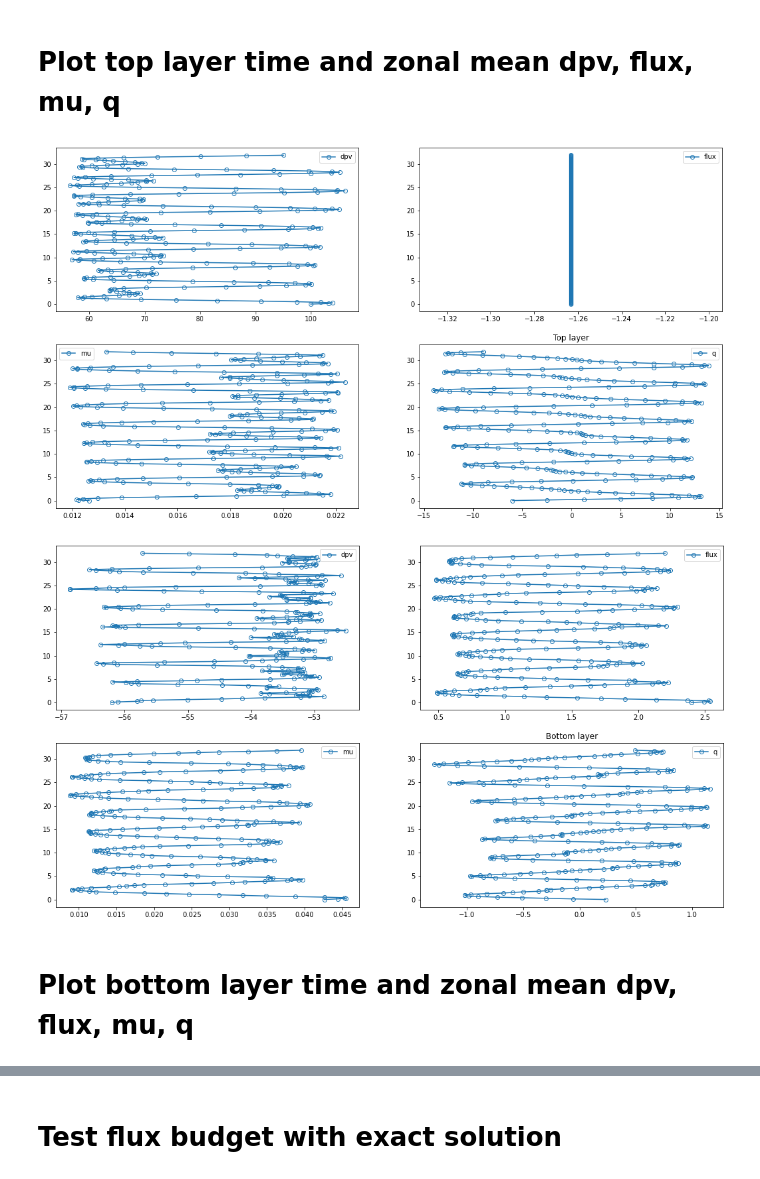
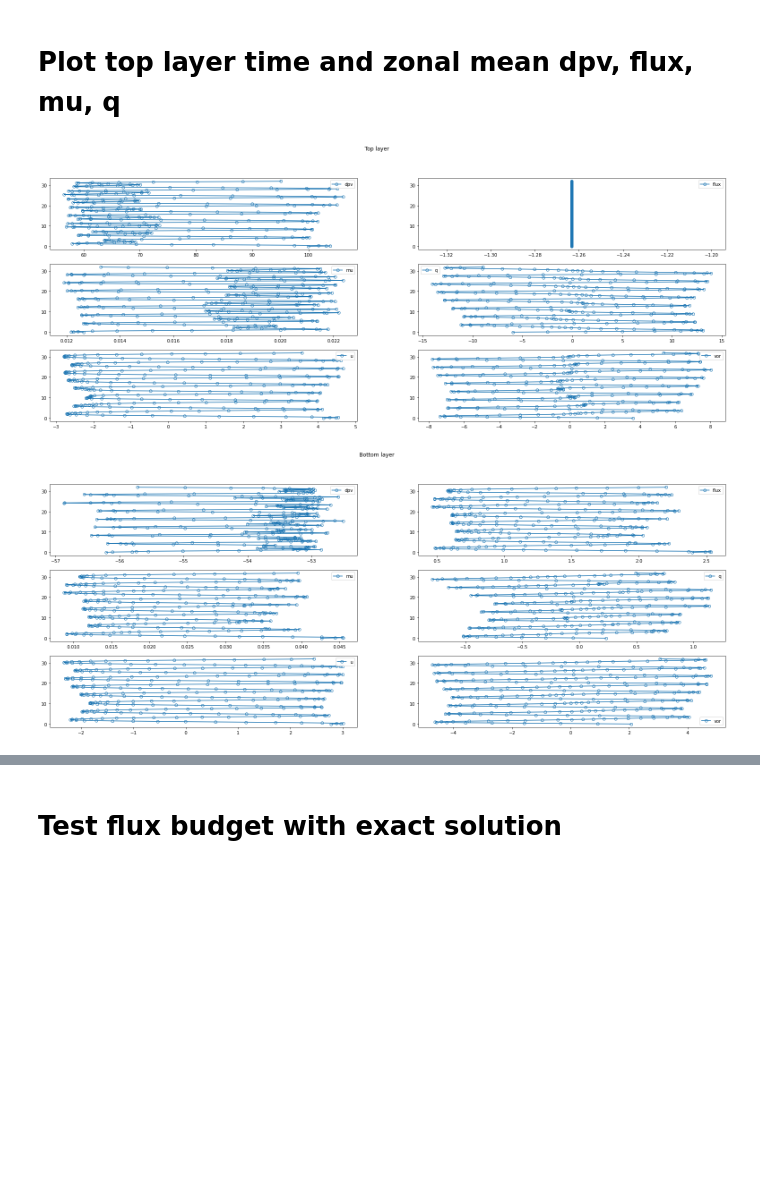
Before and after one commit to Zhengyu-Huang/Point-Jet, a Jupyter notebook: qg_model/Solver_q.ipynb, the cells around one changed output, grey strips where cells are left out. Cells and saved outputs as stored; diff of their text form; code cells hidden in the pictures; blank space fills up the shorter version.

```diff
--- a/qg_model/Solver_q.ipynb
+++ b/qg_model/Solver_q.ipynb
@@ -97,39 +105,47 @@ plt.tight_layout()
 # Plot top layer time and zonal mean dpv, flux, mu, q
 # %%
 for i in [0]:
-    layer = 0
-    t_mean_steps = range(i,nt)
-    flux_mean    = np.mean(flux_zonal_mean[t_mean_steps, :, :], axis = 0)
-    flux_mean[:, 0] = np.mean(flux_mean[:, 0])
-    dpv_mean     = np.mean(dpv_zonal_mean[t_mean_steps, :, :],  axis = 0)
-    q_mean       = np.mean(q_zonal_mean[t_mean_steps, :, :],    axis = 0)
+#     layer = 0
+#     t_mean_steps = range(i,nt)
+#     flux_mean    = np.mean(flux_zonal_mean[t_mean_steps, :, :], axis = 0)
+#     flux_mean[:, 0] = np.mean(flux_mean[:, 0])
+
+#     dpv_mean       = np.mean(dpv_zonal_mean[t_mean_steps, :, :],  axis = 0)
+#     q_mean         = np.mean(q_zonal_mean[t_mean_steps, :, :],    axis = 0)
+#     u_mean         = np.mean(u_zonal_mean[t_mean_steps, :, :],    axis = 0)
+#     vor_mean       = np.mean(vor_zonal_mean[t_mean_steps, :, :],    axis = 0)
+
+#     mu_mean = -flux_mean / dpv_mean
+    fig, ax = plt.subplots(3,2,figsize=(27,10))
+    ax[0,0].plot(dpv_mean[0, :], yy, "-o", fillstyle = "none", label="dpv")
+    ax[0,0].legend()
+    ax[0,1].plot(flux_mean[0, :], yy, "-o", fillstyle = "none", label="flux")
+    ax[0,1].legend()
+    ax[1,0].plot(mu_mean[0, :], yy, "-o", fillstyle = "none", label="mu")
+    ax[1,0].legend()
+    ax[1,1].plot(q_mean[0, :], yy, "-o", fillstyle = "none", label="q")
+    ax[1,1].legend()
+    ax[2,0].plot(u_mean[0, :], yy, "-o", fillstyle = "none", label="u")
+    ax[2,0].legend()
+    ax[2,1].plot(vor_mean[0, :], yy, "-o", fillstyle = "none", label="vor")
+    ax[2,1].legend()
+    plt.suptitle("Top layer")
 
 
-    mu_mean = -flux_mean / dpv_mean
-    fig, ax = plt.subplots(2,2,figsize=(18,10))
-    ax[0,0].plot(dpv_mean[:, 0], yy, "-o", fillstyle = "none", label="dpv")
+    fig, ax = plt.subplots(3,2,figsize=(27,10))
+    ax[0,0].plot(dpv_mean[1, :], yy, "-o", fillstyle = "none", label="dpv")
     ax[0,0].legend()
-    ax[0,1].plot(flux_mean[:, 0], yy, "-o", fillstyle = "none", label="flux")
+    ax[0,1].plot(flux_mean[1, :], yy,"-o", fillstyle = "none", label="flux")
     ax[0,1].legend()
-    ax[1,0].plot(mu_mean[:, 0], yy, "-o", fillstyle = "none", label="mu")
+    ax[1,0].plot(mu_mean[1, :], yy,"-o", fillstyle = "none", label="mu")
     ax[1,0].legend()
-    ax[1,1].plot(q_mean[:, 0], yy, "-o", fillstyle = "none", label="q")
+    ax[1,1].plot(q_mean[1, :], yy,"-o", fillstyle = "none", label="q")
     ax[1,1].legend()
-    plt.title("Top layer")
-
-
-    fig, ax = plt.subplots(2,2,figsize=(18,10))
-    ax[0,0].plot(dpv_mean[:, 1], yy, "-o", fillstyle = "none", label="dpv")
-    ax[0,0].legend()
-    ax[0,1].plot(flux_mean[:, 1], yy,"-o", fillstyle = "none", label="flux")
-    ax[0,1].legend()
-    ax[1,0].plot(mu_mean[:, 1], yy,"-o", fillstyle = "none", label="mu")
-    ax[1,0].legend()
-    ax[1,1].plot(q_mean[:, 1], yy,"-o", fillstyle = "none", label="q")
-    ax[1,1].legend()
-    plt.title("Bottom layer")
+    ax[2,0].plot(u_mean[1, :], yy,"-o", fillstyle = "none", label="u")
+    ax[2,0].legend()
+    ax[2,1].plot(vor_mean[1, :], yy,"-o", fillstyle = "none", label="vor")
+    ax[2,1].legend()
+    plt.suptitle("Bottom layer")
 # %% [output]
-[figure, old version]
+[figure, new version]
-[figure, old version]
+[figure, new version]
-# %% [markdown]
-# Plot bottom layer time and zonal mean dpv, flux, mu, q
```
Also changed, not shown: parts of 10 cells of this notebook, 5 other files.
